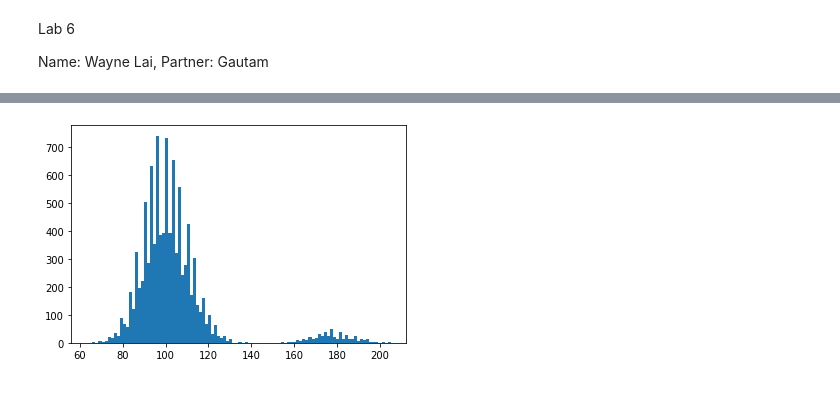
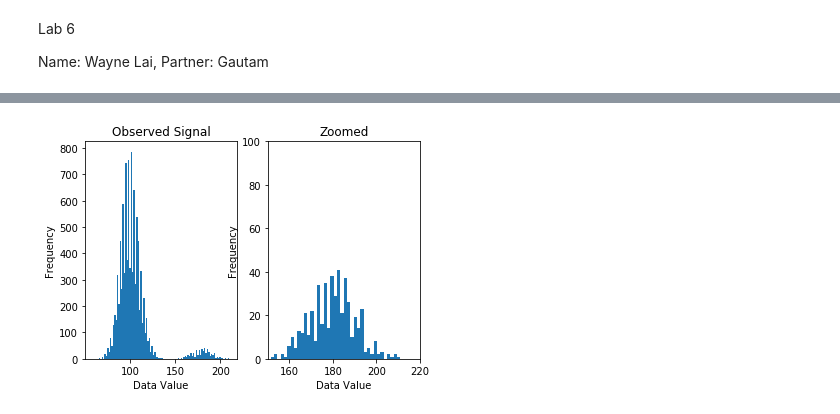
Before and after one commit to weianlai/phys434, a Jupyter notebook: Lab_6.ipynb, the cells around one changed output, grey strips where cells are left out. Saved outputs shown, nothing was run; the diff lists cells and outputs as text; code cells hidden in the pictures.

```diff
--- a/Lab_6.ipynb
+++ b/Lab_6.ipynb
@@ -41,30 +41,47 @@ The upper limit is 149.95413045537094
 # %%
 # Problem 2
 #
 # (a) The histogram below indicates signals of 8 sigma strength injected into the background data. The
 # visual graph clearly distinguishes the background and the injected signals, as there are two mounds
 # of data. The pile on the right, with higher mean, is the injected signal, as the size of it depends
 # on the number of signals. In the case below, there are 10000 points of background against 500
 # points of 8 sigma signal, so there is considerable size difference.
 #
-# (b)
+# (b) The observed value is stronger than the true injected signal, as the plot was set to have the
+# injected signal added onto the background noise. This is further shown in the histogram, as the mean
+# value for the observed value is at around 179, much higher than the 100 of the background. The second
+# histogram on the bottom is the injected signal at greater zoom. The distribution should follow that
+# of the poisson as it is a constant value added to a poisson distributed noise. The poisson is not
+# symmetric, but the increase in the mean value will have it look more like a gaussian.
 
 # The signal is made at 8 sigma, value is calculated.
 sig8signal = np.std(background2) * 8;
 
 # Made an array of random numbers that will be the index to the background data.
 randIdx = np.random.choice(len(background2), 500, replace = False)
 
 # The sigma 8 value is added to the data at the index found above.
 newBackground = background2
 for x in randIdx:
     newBackground[x] = newBackground[x] + sig8signal
 
 # Histogram of the result.
+plt.subplot(1,2,1)
+plt.title('Observed Signal')
+plt.xlabel('Data Value')
+plt.ylabel('Frequency')
 plt.hist(newBackground, bins = 100)
+
+plt.subplot(1,2,2)
+plt.title('Zoomed')
+plt.xlabel('Data Value')
+plt.xlim(150, 220)
+plt.ylim(0, 100)
+plt.hist(newBackground, bins = 100)
+
 plt.show()
 # %% [output]
-[figure, old version]
+[figure, new version]
 # %%
 # Problem 3
 #
```
Also changed, not shown: parts of 7 cells of this notebook.
